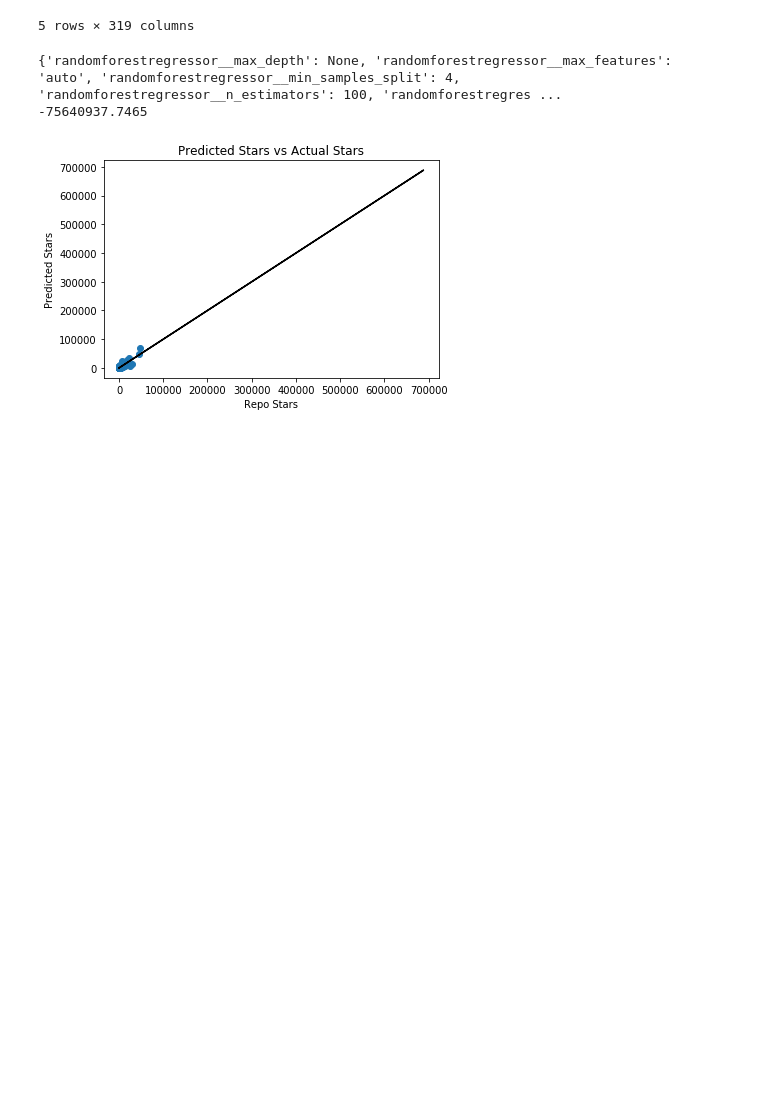
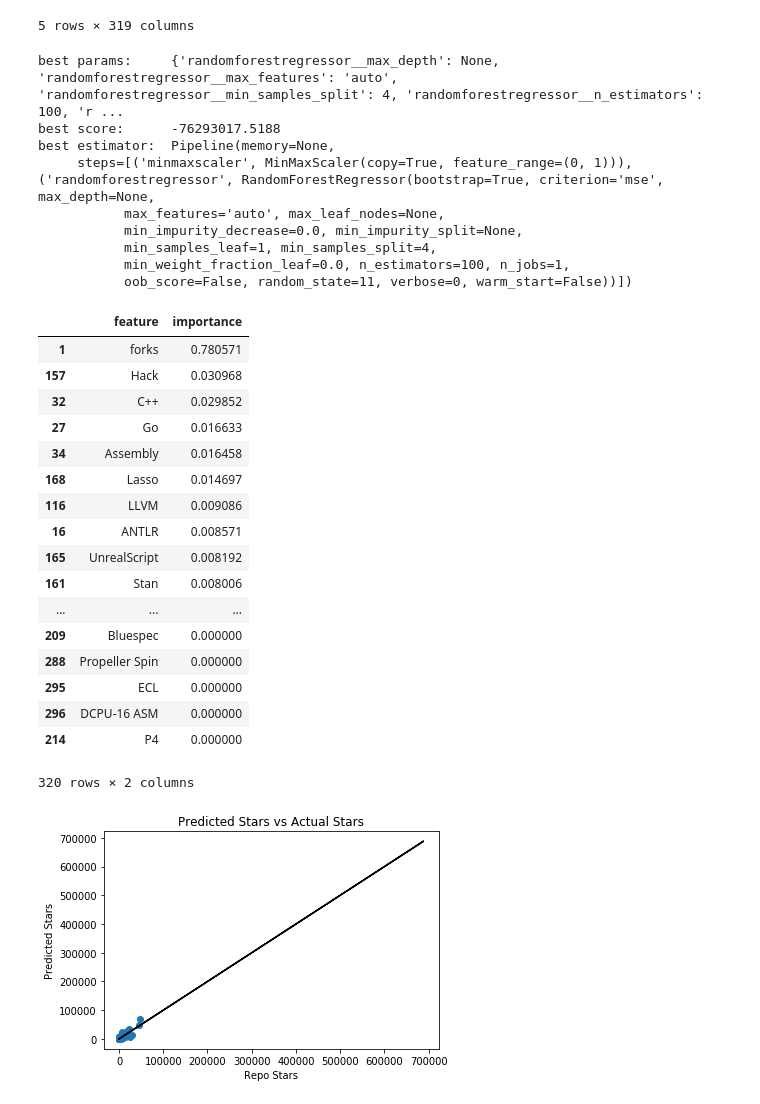
Before and after one commit to andyblueyo/gitskill, a Jupyter notebook: ds/MLExperiment.ipynb, the cells around one changed output. Cells and saved outputs as stored; diff of their text form; code cells hidden in the pictures; blank space fills up the shorter version.

```diff
--- a/ds/MLExperiment.ipynb
+++ b/ds/MLExperiment.ipynb
@@ -25,6 +26,6 @@ print (DATA_DIR)
 # %% [output]
 data
 # %%
-all_data = pd.read_csv(os.path.join(DATA_DIR,'merged_data.csv'))
+all_data = pd.read_csv(os.path.join(DATA_DIR,'merged_data.csv'), index_col="Unnamed: 0")
 all_data.shape
 # %% [output]
@@ -33,7 +34,7 @@ all_data.shape
 all_data = all_data.drop('orgs', axis=1)
 all_data = all_data.drop('ownerName', axis=1)
 all_data = all_data.drop('userType', axis=1)
-all_data = all_data.drop('ownerType', axis=1)
+# all_data = all_data.drop('ownerType', axis=1)
 all_data = all_data[all_data['Java'].notnull()]
 all_data = all_data[all_data['publicRepos'].notnull()]
 print(all_data.shape)
@@ -52,23 +53,61 @@ all_data.head()
 features = all_data.drop('stars', axis=1)
 outcome = np.ravel(all_data[['stars']])
 # %%
-scaler = MinMaxScaler()
-model = RandomForestRegressor()
-pipe = make_pipeline(scaler, model)
-param_grid = { 'randomforestregressor__n_estimators':[100],
-              'randomforestregressor__max_features':['auto'],
-              'randomforestregressor__max_depth':[None],
-              'randomforestregressor__min_samples_split':[4],
-              'randomforestregressor__random_state':[11]
-             }
-grid = GridSearchCV(pipe, param_grid, scoring='neg_mean_squared_error', n_jobs=6, cv=5)
-grid.fit(features, outcome)
-print(grid.best_params_)
-print(grid.best_score_)
+# scaler = MinMaxScaler().fit(features)
+# model = RandomForestRegressor()
+# pipe = make_pipeline(scaler, model)
+# param_grid = { 'randomforestregressor__n_estimators':[100],
+#               'randomforestregressor__max_features':['auto'],
+#               'randomforestregressor__max_depth':[None],
+#               'randomforestregressor__min_samples_split':[4],
+#               'randomforestregressor__random_state':[11]
+#              }
+# grid = GridSearchCV(pipe, param_grid, scoring='neg_mean_squared_error', n_jobs=6, cv=5)
+# grid.fit(features, outcome)
+print("best params:    ", grid.best_params_)
+print("best score:     ", grid.best_score_)
+print("best estimator: ", grid.best_estimator_)
+
+# model2 = RandomForestRegressor(max_depth=None, max_features='auto', min_samples_split=4, n_estimators=100, random_state=11)
+
+# scaled_features = pd.DataFrame(scaler.transform(features), index=features.index.values, columns=features.columns.values)
+
+# model2.fit(features, outcome)
+
+imp = pd.DataFrame({"feature":features.columns.values, "importance":model2.feature_importances_})
+
 grid_preds = grid.predict(features)
+imp = imp.sort_values(by=['importance'], ascending=False)
+imp.to_csv(os.path.join(DATA_DIR,'feature_importances.csv'), index=False)
+imp
 # %% [output]
-{'randomforestregressor__max_depth': None, 'randomforestregressor__max_features': 'auto', 'randomforestregressor__min_samples_split': 4, 'randomforestregressor__n_estimators': 100, 'randomforestregres ...
--75640937.7465
+best params:     {'randomforestregressor__max_depth': None, 'randomforestregressor__max_features': 'auto', 'randomforestregressor__min_samples_split': 4, 'randomforestregressor__n_estimators': 100, 'r ...
+best score:      -76293017.5188
+best estimator:  Pipeline(memory=None,
+     steps=[('minmaxscaler', MinMaxScaler(copy=True, feature_range=(0, 1))), ('randomforestregressor', RandomForestRegressor(bootstrap=True, criterion='mse', max_depth=None,
+           max_features='auto', max_leaf_nodes=None,
+           min_impurity_decrease=0.0, min_impurity_split=None,
+           min_samples_leaf=1, min_samples_split=4,
+           min_weight_fraction_leaf=0.0, n_estimators=100, n_jobs=1,
+           oob_score=False, random_state=11, verbose=0, warm_start=False))])
+|  | feature | importance |
+| 1 | forks | 0.780571 |
+| 157 | Hack | 0.030968 |
+| 32 | C++ | 0.029852 |
+| 27 | Go | 0.016633 |
+| 34 | Assembly | 0.016458 |
+| 168 | Lasso | 0.014697 |
+| 116 | LLVM | 0.009086 |
+| 16 | ANTLR | 0.008571 |
+| 165 | UnrealScript | 0.008192 |
+| 161 | Stan | 0.008006 |
+| ... | ... | ... |
+| 209 | Bluespec | 0.000000 |
+| 288 | Propeller Spin | 0.000000 |
+| 295 | ECL | 0.000000 |
+| 296 | DCPU-16 ASM | 0.000000 |
+| 214 | P4 | 0.000000 |
+320 rows × 2 columns
 # %%
 plt.scatter(test_outcome, test_preds)
 plt.title('Predicted Stars vs Actual Stars')
```
Also changed, not shown: parts of 3 cells of this notebook, 6 other files.
